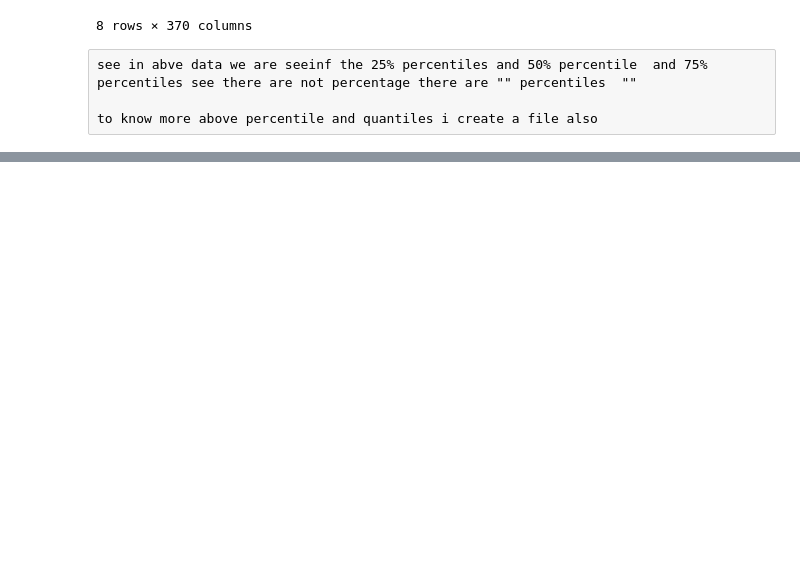
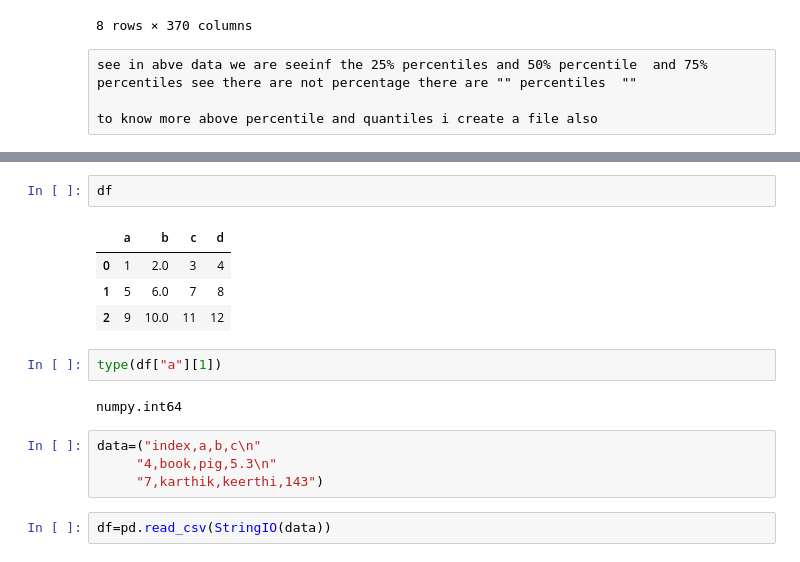
Before and after one commit to aedumbakakarthik1/machine-learning-in-python, a Jupyter notebook: 5.2)pandas part-2.ipynb, the cells around one changed output, grey strips where cells are left out. Cells and saved outputs as stored; diff of their text form; blank space fills up the shorter version.

```diff
--- a/5.2)pandas part-2.ipynb
+++ b/5.2)pandas part-2.ipynb
@@ -65,0 +184,17 @@ to know more above percentile and quantiles i create a file also
+# %%
+df
+# %% [output]
+|  | a | b | c | d |
+| 0 | 1 | 2.0 | 3 | 4 |
+| 1 | 5 | 6.0 | 7 | 8 |
+| 2 | 9 | 10.0 | 11 | 12 |
+# %%
+type(df["a"][1])
+# %% [output]
+numpy.int64
+# %%
+data=("index,a,b,c\n"
+     "4,book,pig,5.3\n"
+     "7,karthik,keerthi,143")
+# %%
+df=pd.read_csv(StringIO(data))
```
Also changed, not shown: parts of 25 cells of this notebook, 1 other file.
